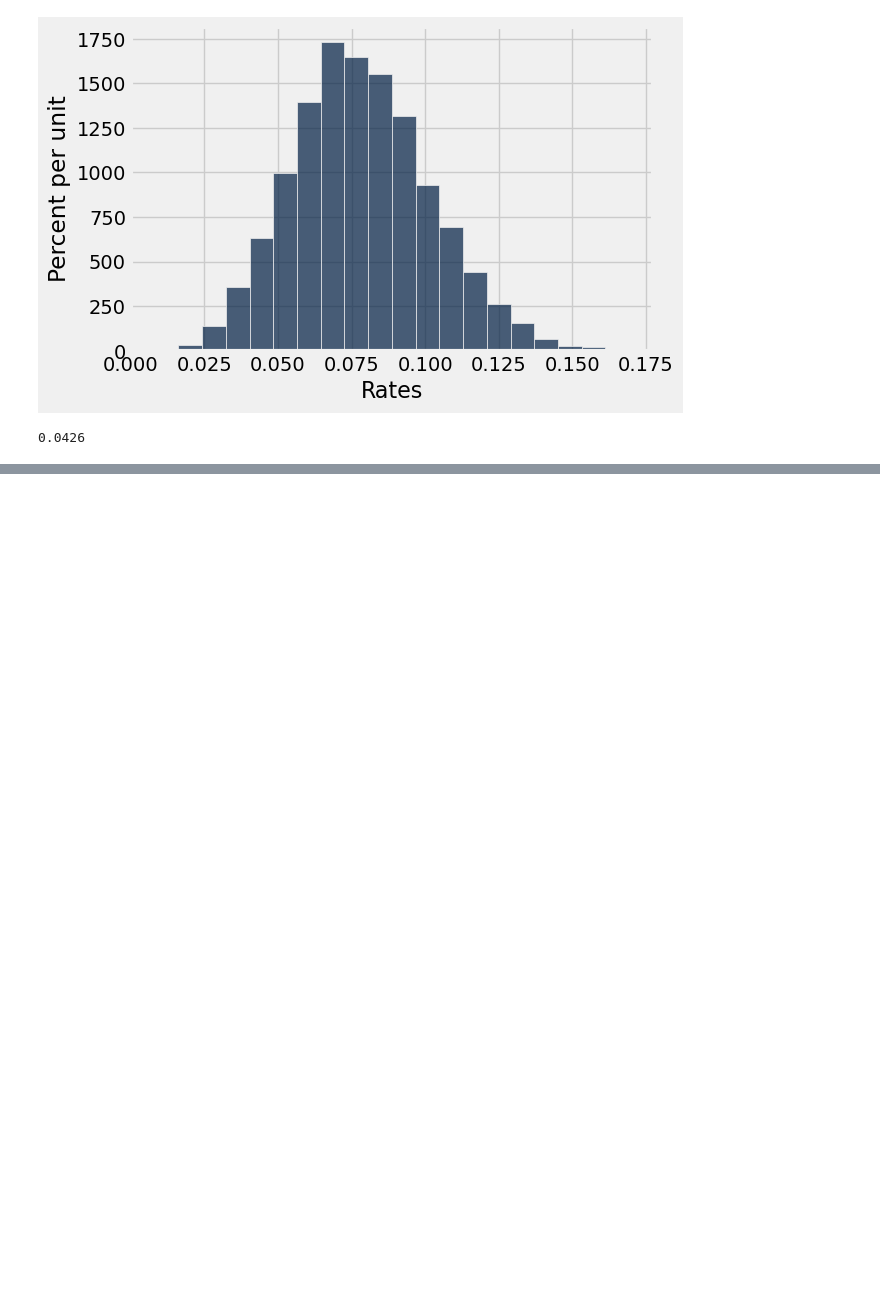
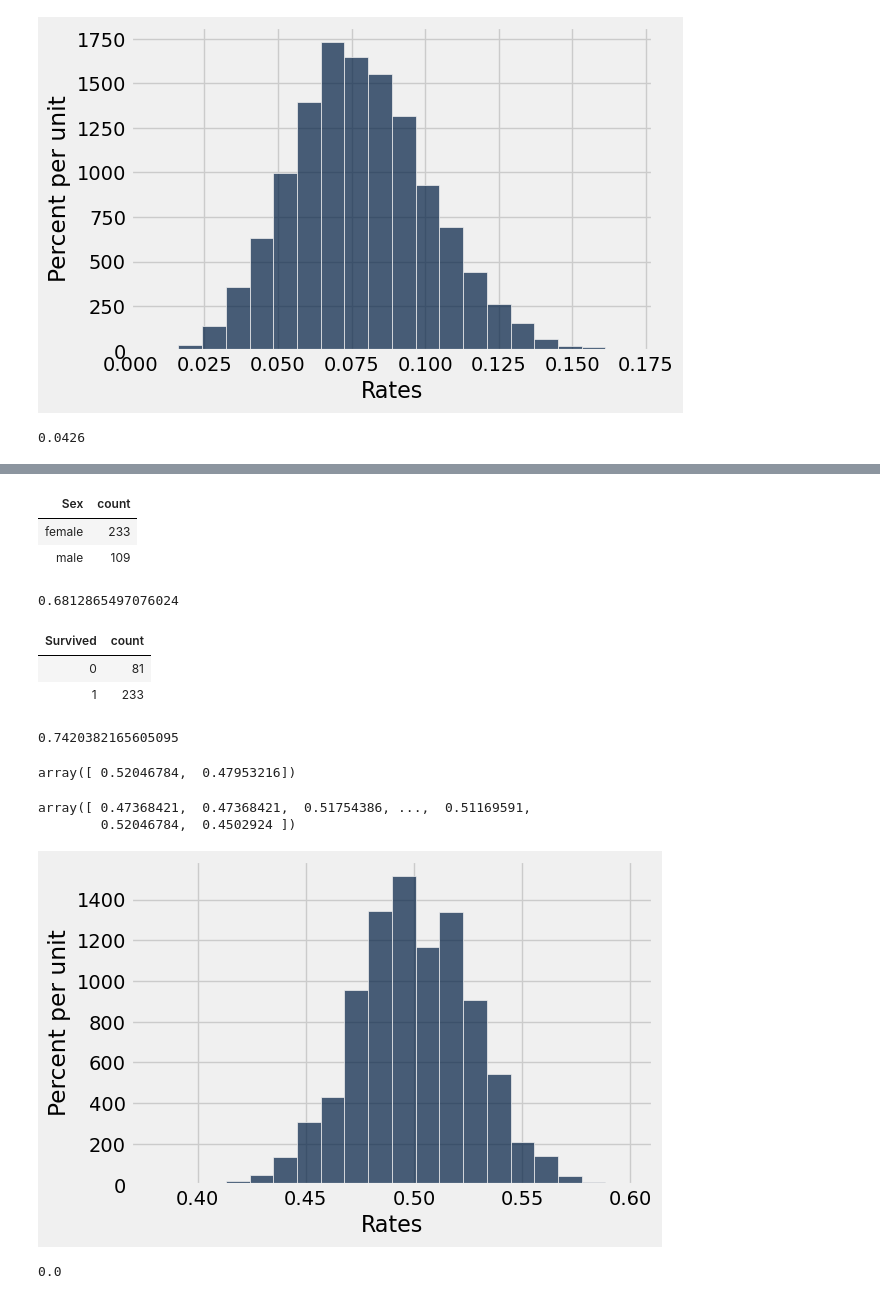
Before and after one commit to lawtonsclass/s26-code-from-class, a Jupyter notebook: data8/ch11.ipynb, the cells around one changed output, grey strips where cells are left out. Saved outputs shown, nothing was run; the diff lists cells and outputs as text; code cells hidden in the pictures; blank space fills up the shorter version.

```diff
--- a/data8/ch11.ipynb
+++ b/data8/ch11.ipynb
@@ -568,0 +589,20 @@ np.count_nonzero(simulated_rates >= 0.11290323) / len(simulated_rates)
+# %%
+titanic.where('Survived', are.equal_to(1)).group('Sex')
+# %% [output]
+| Sex | count |
+| female | 233 |
+| male | 109 |
+# %%
+233 / (233 + 109)
+# %% [output]
+0.6812865497076024
+# %%
+titanic.where('Sex', 'female').group('Survived')
+# %% [output]
+| Survived | count |
+| 0 | 81 |
+| 1 | 233 |
+# %%
+233 / (233 + 81)
+# %% [output]
+0.7420382165605095
@@ -568,0 +615,4 @@ np.count_nonzero(simulated_rates >= 0.11290323) / len(simulated_rates)
+# %%
+sample_proportions(233 + 109, make_array(0.5, 0.5))
+# %% [output]
+array([ 0.52046784,  0.47953216])
@@ -568,0 +622,13 @@ np.count_nonzero(simulated_rates >= 0.11290323) / len(simulated_rates)
+# %%
+def one_simulated_rate():
+    return sample_proportions(233 + 109, make_array(0.5, 0.5)).item(1)
+
+simulations = 10000
+simulated_rates = make_array()
+for i in np.arange(simulations):
+    simulated_rates = np.append(simulated_rates, one_simulated_rate())
+# %%
+simulated_rates
+# %% [output]
+array([ 0.47368421,  0.47368421,  0.51754386, ...,  0.51169591,
+        0.52046784,  0.4502924 ])
@@ -568,0 +638,8 @@ np.count_nonzero(simulated_rates >= 0.11290323) / len(simulated_rates)
+# %%
+Table().with_column('Rates', simulated_rates).hist(0, bins=20)
+# %% [output]
+[figure, added]
+# %%
+np.count_nonzero(simulated_rates >= 0.6812865497076024) / len(simulated_rates)
+# %% [output]
+0.0
```
Also changed, not shown: parts of 17 cells of this notebook.
